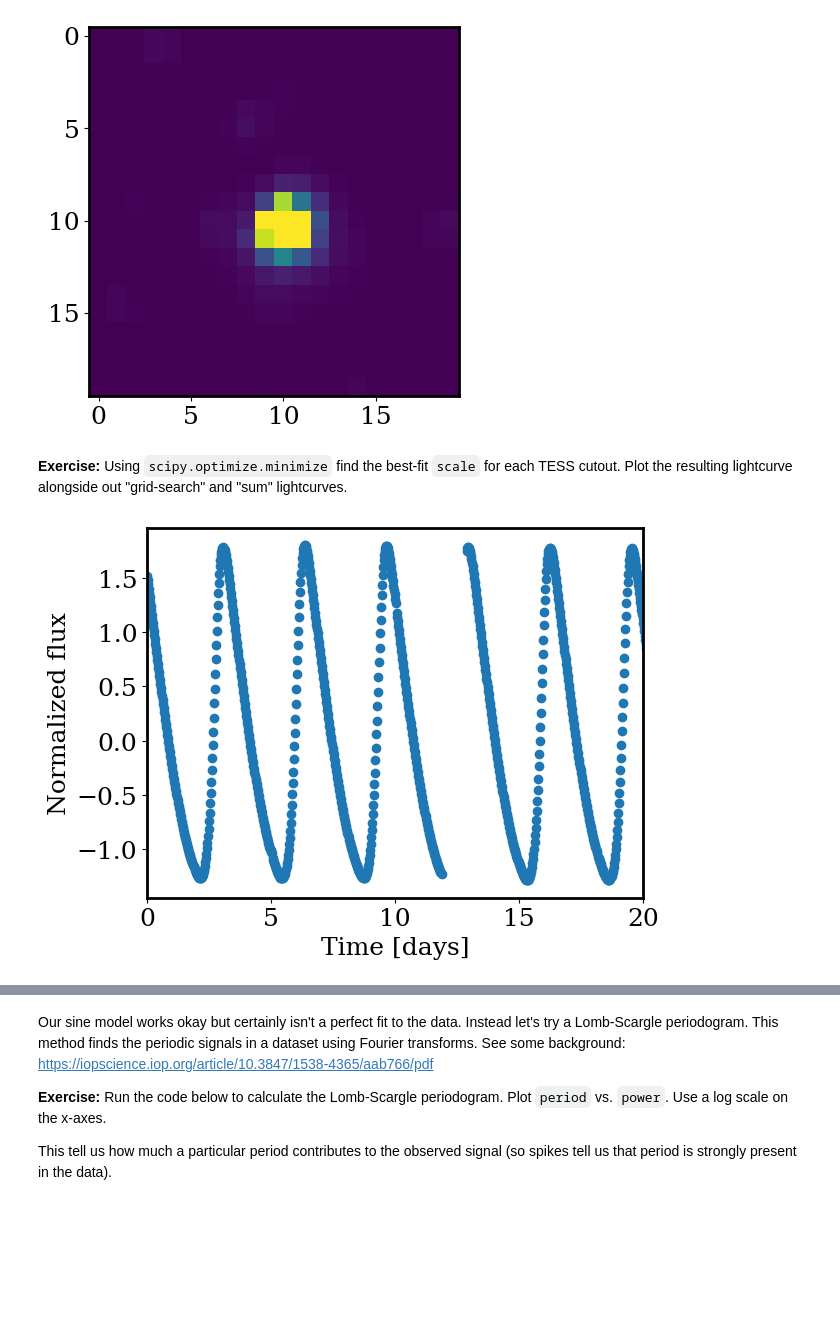
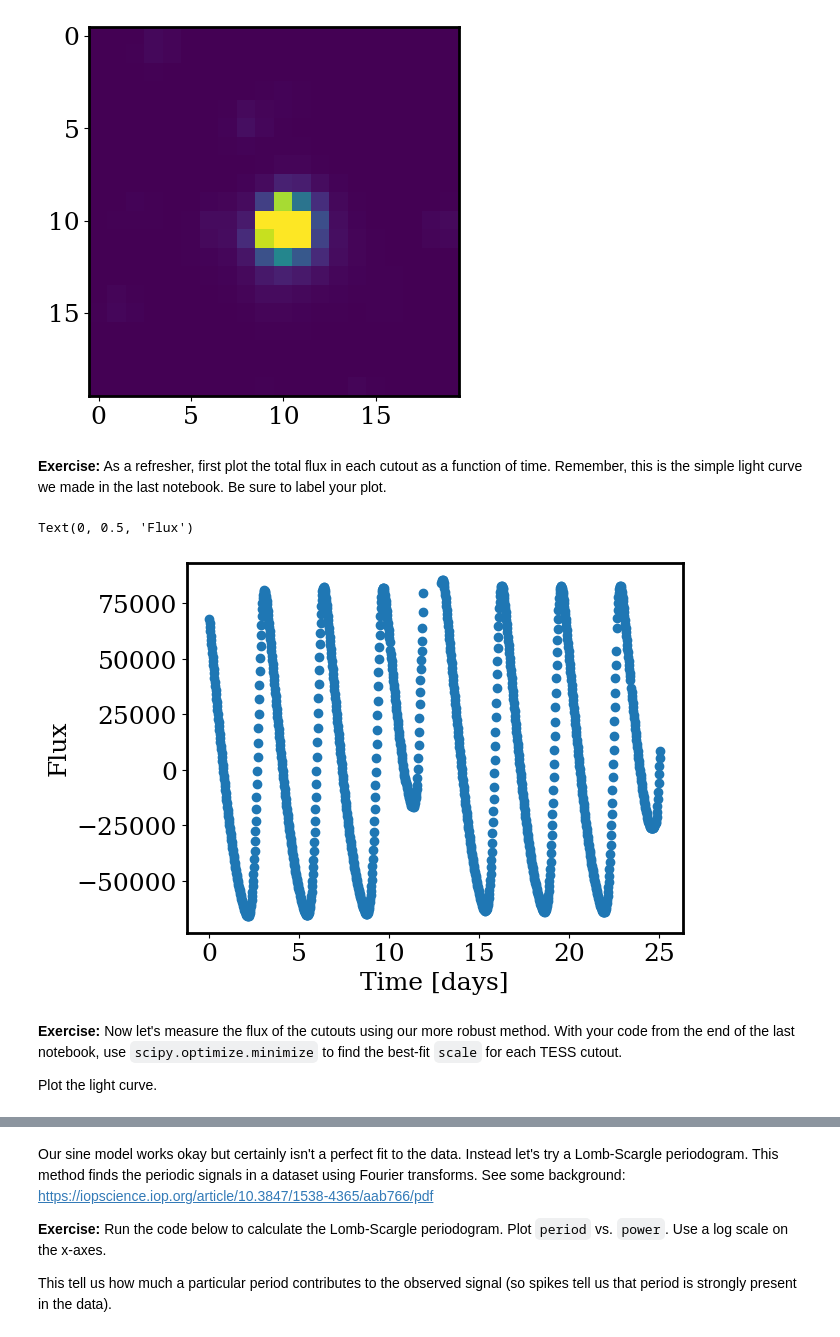
Before and after one commit to jgreene100/Ast207, a Jupyter notebook: book/docs/exoplanets_week3_solved.ipynb, the cells around one changed output, grey strips where cells are left out. Saved outputs shown, nothing was run; the diff lists cells and outputs as text; code cells hidden in the pictures; blank space fills up the shorter version.

```diff
--- a/book/docs/exoplanets_week3_solved.ipynb
+++ b/book/docs/exoplanets_week3_solved.ipynb
@@ -163,5 +183,17 @@ X,Y = np.meshgrid(x,y)
 plot_cutout(np.mean(flux,axis=0))
 # %% [output]
 [figure]
+# %% [markdown]
+**Exercise:** As a refresher, first plot the total flux in each cutout as a function of time. Remember, this is the simple light curve we made in the last notebook. Be sure to label your plot.
+# %%
+f = np.sum(flux,axis=(1,2))
+plt.scatter(time-time.min(), f-np.mean(f) )
+plt.xlabel('Time [days]')
+plt.ylabel('Flux')
+# %% [output]
+Text(0, 0.5, 'Flux')
+[figure, added]
 # %% [markdown]
-**Exercise:** Using `scipy.optimize.minimize` find the best-fit `scale` for each TESS cutout. Plot the resulting lightcurve alongside out "grid-search" and "sum" lightcurves.
+**Exercise:** Now let's measure the flux of the cutouts using our more robust method. With your code from the end of the last notebook, use `scipy.optimize.minimize` to find the best-fit `scale` for each TESS cutout.
+
+Plot the light curve.
@@ -188,8 +199,0 @@ lightcurve     = np.array(lightcurve)
-# %%
-plt.scatter(time-time.min(), (lightcurve - np.mean(lightcurve))/np.std(lightcurve) )
-
-plt.xlim([0,20])
-_ = plt.xlabel('Time [days]')
-_ = plt.ylabel('Normalized flux')
-# %% [output]
-[figure, removed]
```
Also changed, not shown: parts of 71 cells of this notebook, 1 other file.
